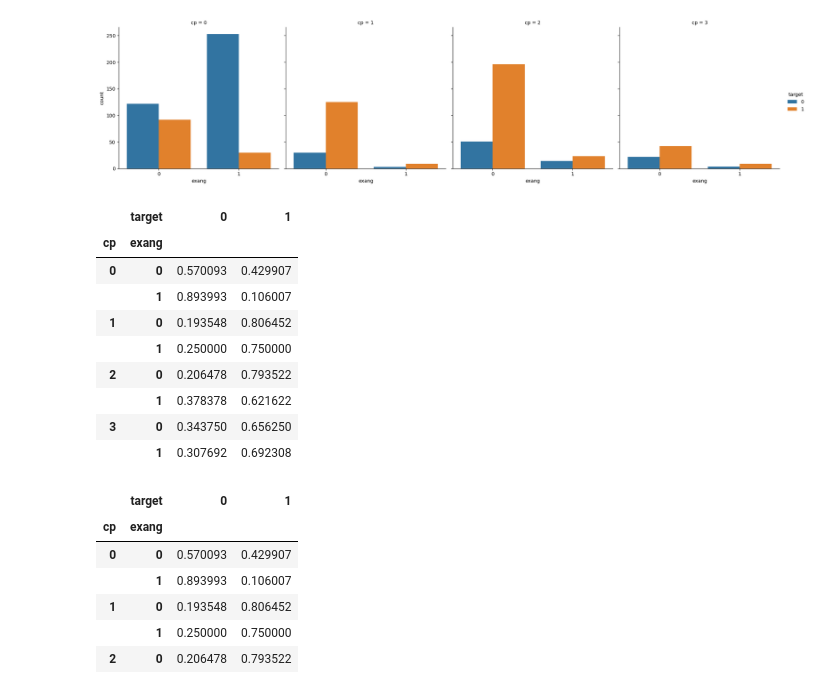
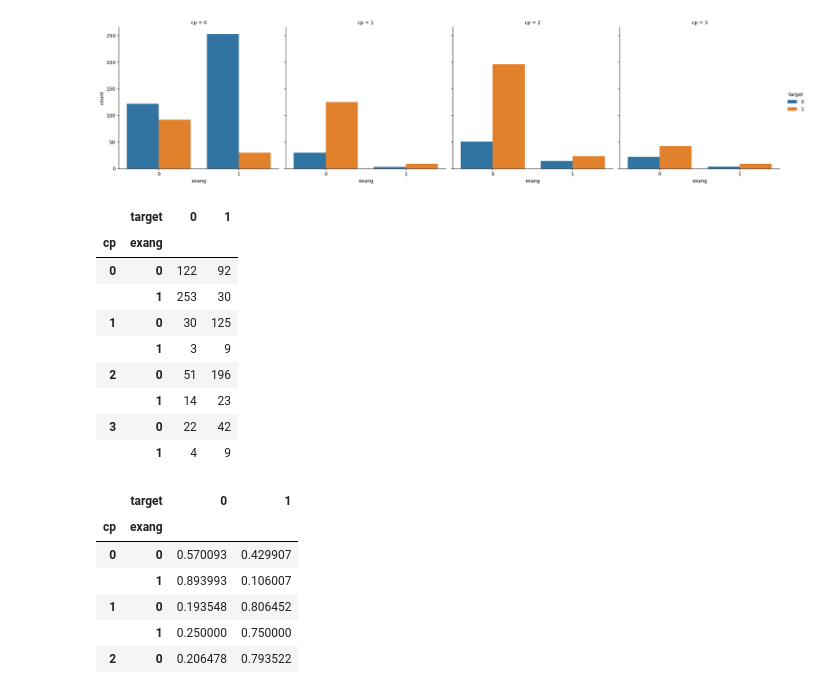
Before and after one commit to Wassiemkahlawi/heart-disease-ml-analysis, a Jupyter notebook: notebooks/01_eda.ipynb, the cells around one changed output. Saved outputs shown, nothing was run; the diff lists cells and outputs as text; code cells hidden in the pictures.

```diff
--- a/notebooks/01_eda.ipynb
+++ b/notebooks/01_eda.ipynb
@@ -559,22 +559,21 @@ plt.show()
 # %%
 counts = pd.crosstab(
     [df["cp"], df["exang"]],
     df["target"],
-    normalize="index"
 )
 
 counts
 # %% [output]
 |  | target | 0 | 1 |
 | cp | exang |  |  |
-| 0 | 0 | 0.570093 | 0.429907 |
-|  | 1 | 0.893993 | 0.106007 |
-| 1 | 0 | 0.193548 | 0.806452 |
-|  | 1 | 0.250000 | 0.750000 |
-| 2 | 0 | 0.206478 | 0.793522 |
-|  | 1 | 0.378378 | 0.621622 |
-| 3 | 0 | 0.343750 | 0.656250 |
-|  | 1 | 0.307692 | 0.692308 |
+| 0 | 0 | 122 | 92 |
+|  | 1 | 253 | 30 |
+| 1 | 0 | 30 | 125 |
+|  | 1 | 3 | 9 |
+| 2 | 0 | 51 | 196 |
+|  | 1 | 14 | 23 |
+| 3 | 0 | 22 | 42 |
+|  | 1 | 4 | 9 |
 # %%
 rates = pd.crosstab(
     [df["cp"], df["exang"]],
```
Also changed, not shown: parts of 1 cell of this notebook.
